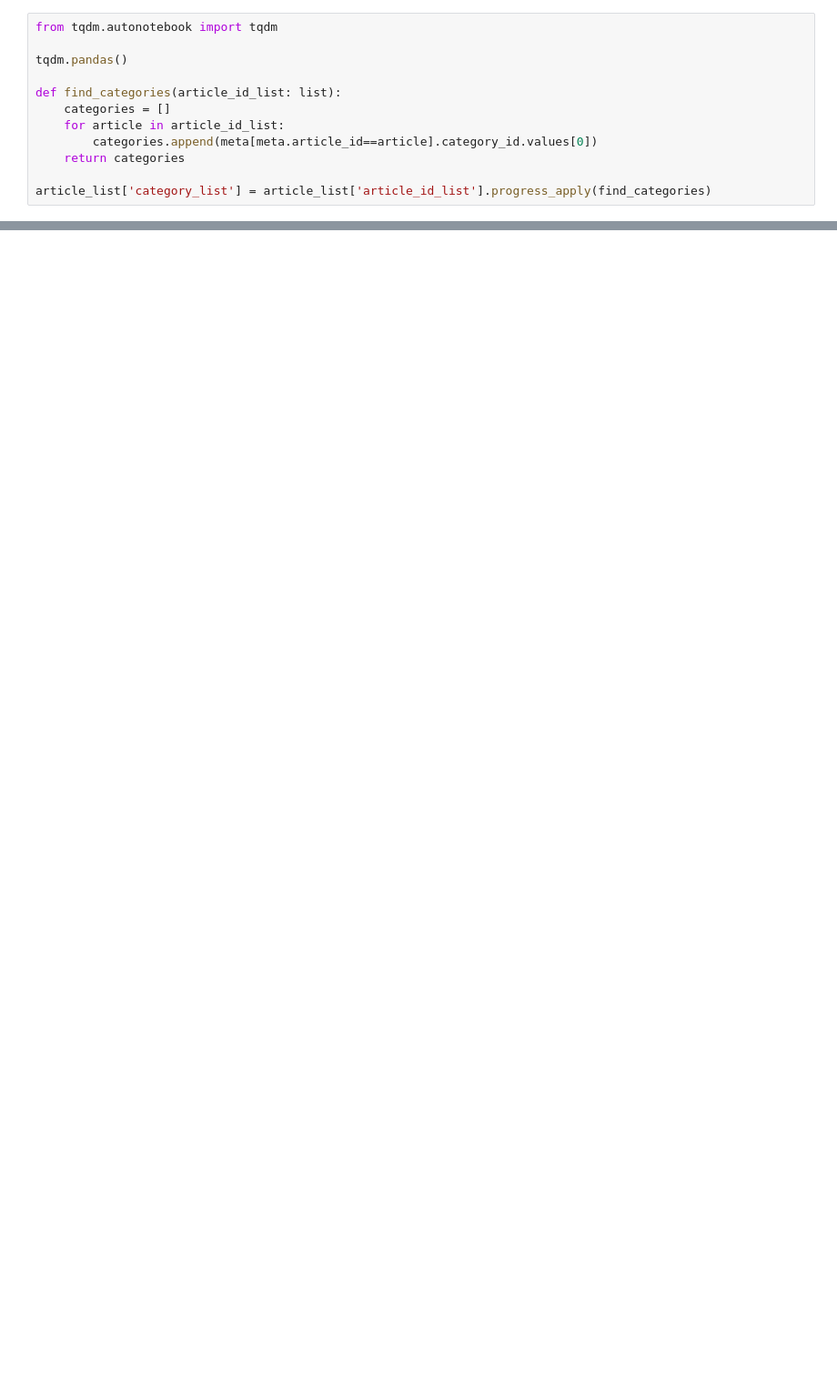
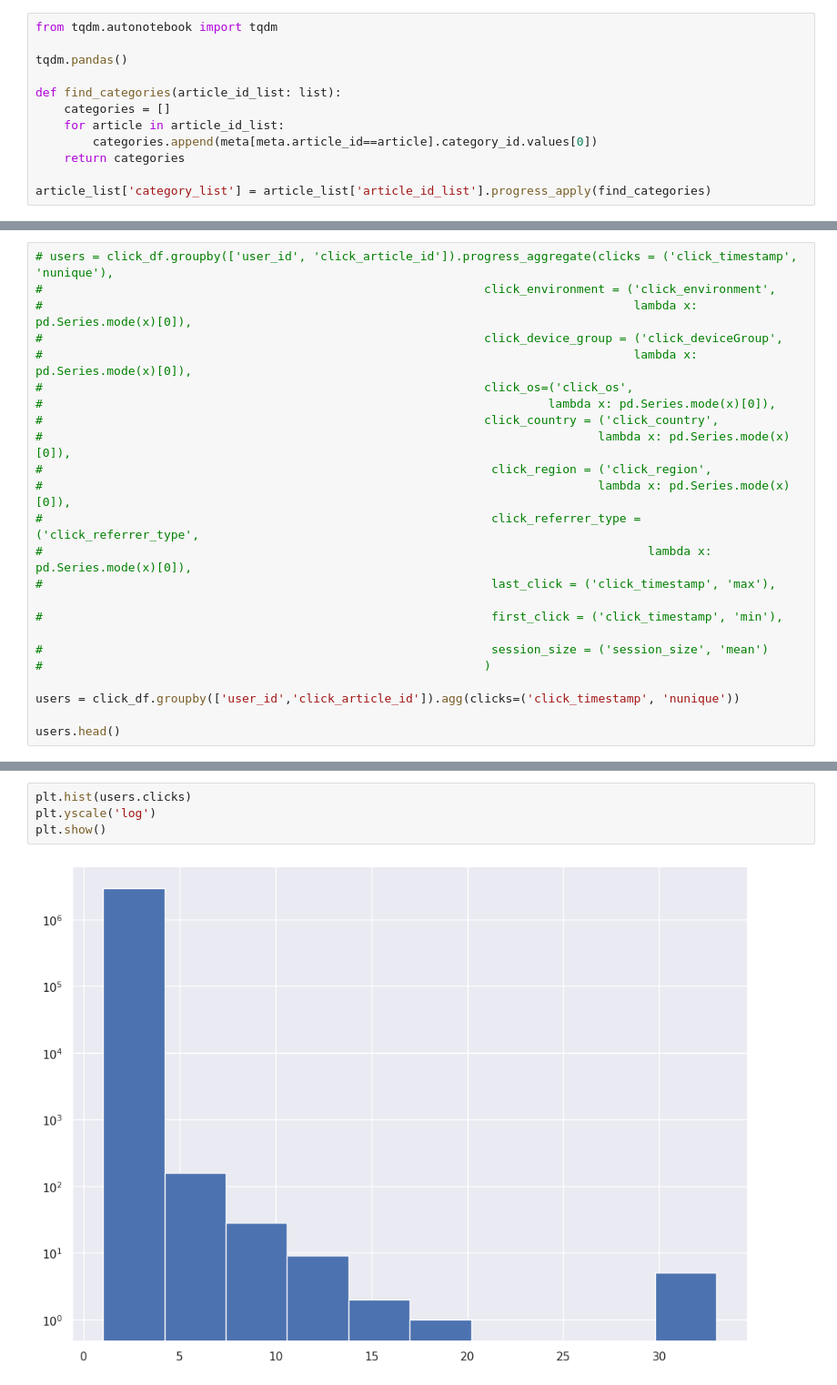
Before and after one commit to octave-ati/Designing-a-Recommendation-Model, a Jupyter notebook: P9_01_Notebook.ipynb, the cells around one changed output, grey strips where cells are left out. Shown at 91% size. Saved outputs shown, nothing was run; the diff lists cells and outputs as text; blank space fills up the shorter version.

```diff
--- a/P9_01_Notebook.ipynb
+++ b/P9_01_Notebook.ipynb
@@ -670,0 +1223,24 @@ AttributeError: 'DatasetAutoFolds' object has no attribute 'loc'
+# %%
+# users = click_df.groupby(['user_id', 'click_article_id']).progress_aggregate(clicks = ('click_timestamp', 'nunique'),
+#                                                              click_environment = ('click_environment',
+#                                                                                   lambda x: pd.Series.mode(x)[0]),
+#                                                              click_device_group = ('click_deviceGroup',
+#                                                                                   lambda x: pd.Series.mode(x)[0]),
+#                                                              click_os=('click_os',
+#                                                                       lambda x: pd.Series.mode(x)[0]),
+#                                                              click_country = ('click_country',
+#                                                                              lambda x: pd.Series.mode(x)[0]),
+#                                                               click_region = ('click_region',
+#                                                                              lambda x: pd.Series.mode(x)[0]),
+#                                                               click_referrer_type = ('click_referrer_type',
+#                                                                                     lambda x: pd.Series.mode(x)[0]),
+#                                                               last_click = ('click_timestamp', 'max'),
+
+#                                                               first_click = ('click_timestamp', 'min'),
+
+#                                                               session_size = ('session_size', 'mean')
+#                                                              )
+
+users = click_df.groupby(['user_id','click_article_id']).agg(clicks=('click_timestamp', 'nunique'))
+
+users.head()
@@ -670,0 +1255,6 @@ AttributeError: 'DatasetAutoFolds' object has no attribute 'loc'
+# %%
+plt.hist(users.clicks)
+plt.yscale('log')
+plt.show()
+# %% [output]
+[figure, added]
```
Also changed, not shown: parts of 109 cells of this notebook, 24 other files.
